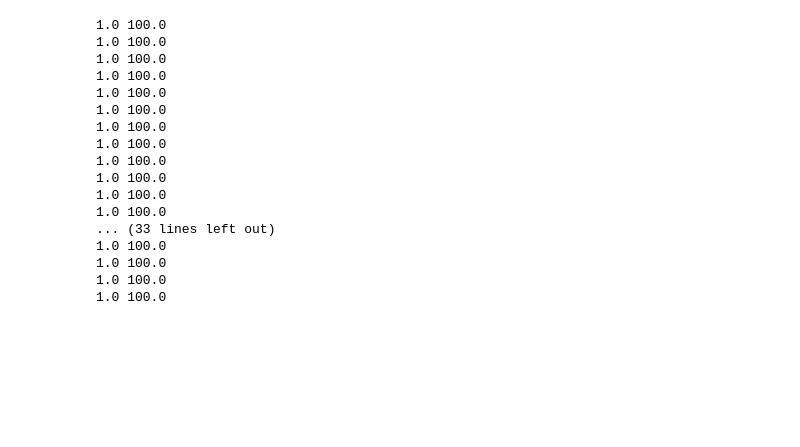
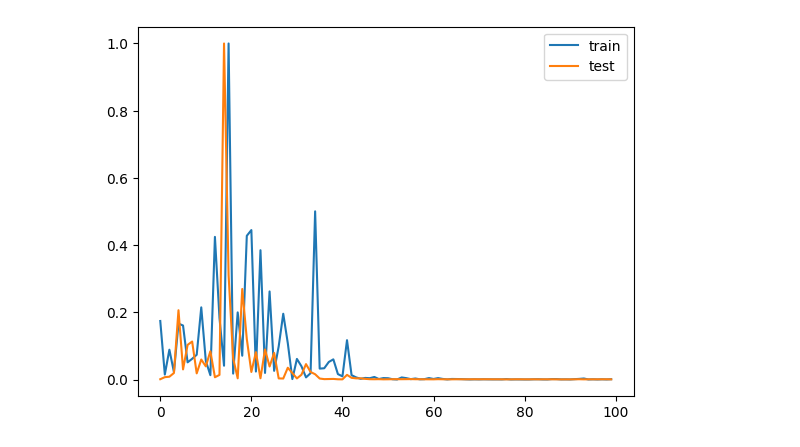
Before and after one commit to zakaria-lagouader/diffusion-net, a Jupyter notebook: experiments/rna_mesh_segmentation/data/saliency_data/labels/tranform.ipynb, the cells around one changed output. Saved outputs shown, nothing was run; the diff lists cells and outputs as text; code cells hidden in the pictures; blank space fills up the shorter version.

```diff
--- a/experiments/rna_mesh_segmentation/data/saliency_data/labels/tranform.ipynb
+++ b/experiments/rna_mesh_segmentation/data/saliency_data/labels/tranform.ipynb
@@ -12,22 +5,13 @@ for file in val_files:
-# %%
-for file in val_files:
-    data = np.loadtxt(file)
-    print(np.min(data), np.max(data))
-# %% [output]
-1.0 100.0
-1.0 100.0
-1.0 100.0
-1.0 100.0
-1.0 100.0
-1.0 100.0
-1.0 100.0
-1.0 100.0
-1.0 100.0
-1.0 100.0
-1.0 100.0
-1.0 100.0
-... (33 lines left out)
-1.0 100.0
-1.0 100.0
-1.0 100.0
-1.0 100.0
+# %%
+df = pd.read_csv('../../../data.csv')
+# %%
+# normalize the data
+df = df / df.max()
+# %%
+# plot train and test
+plt.plot(df['train'], label='train')
+plt.plot(df['test'], label='test')
+plt.legend()
+plt.show()
+# %% [output]
+[figure, added]
```
Also changed, not shown: parts of 3 cells of this notebook, 4 other files.
